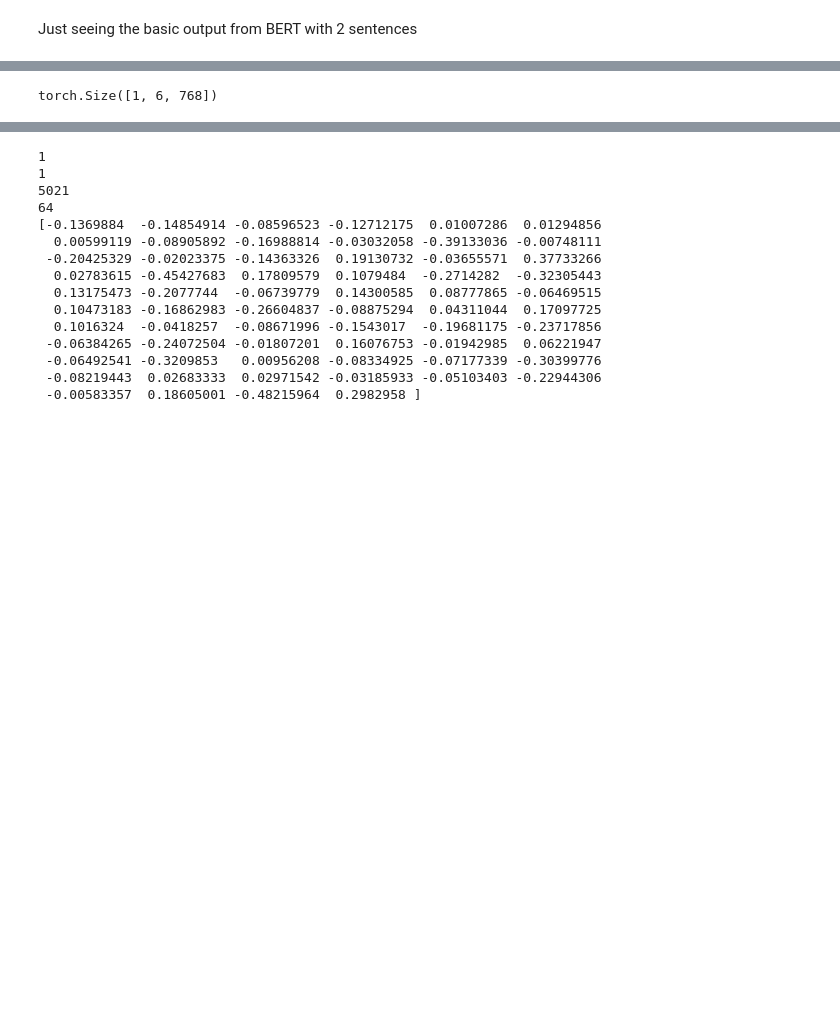
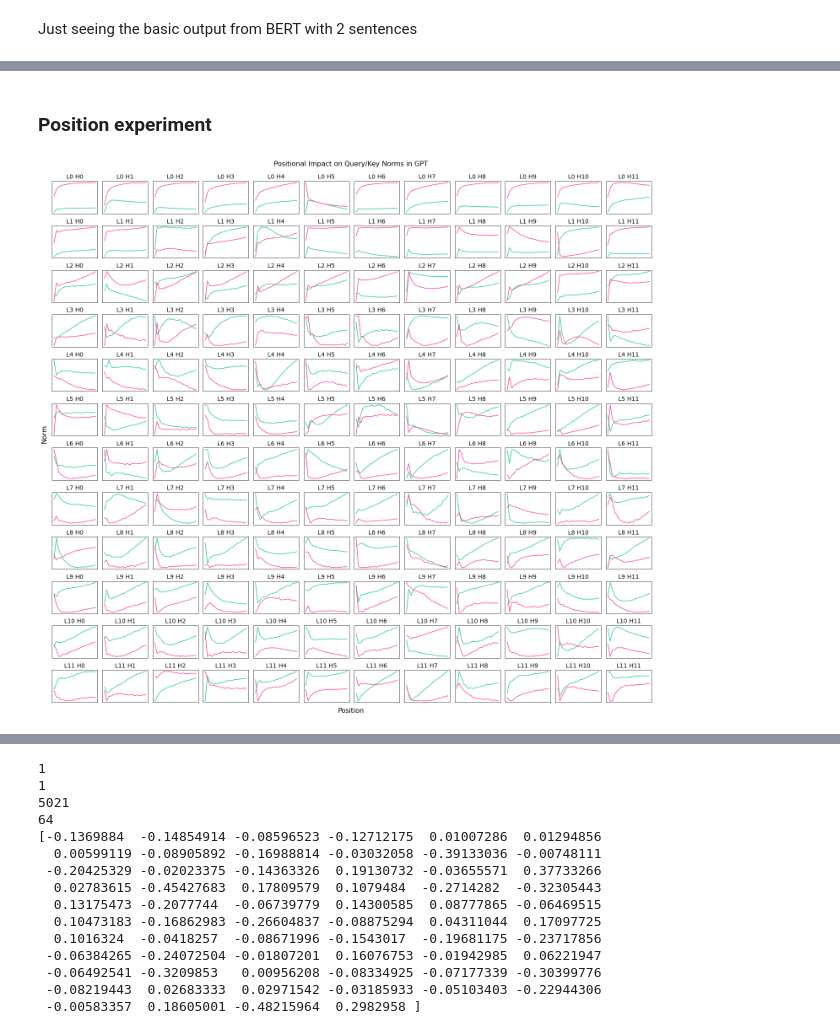
Before and after one commit to catherinesyeh/attention-exploration, a Jupyter notebook: attention.ipynb, the cells around one changed output, grey strips where cells are left out. Cells and saved outputs as stored; diff of their text form; code cells hidden in the pictures; blank space fills up the shorter version.

Commit message:
adding more experiments

```diff
--- a/attention.ipynb
+++ b/attention.ipynb
@@ -97,5 +84,0 @@ Some weights of the model checkpoint at bert-base-uncased were not used when ini
-# %%
-word_embeddings = output[0]
-print(word_embeddings.shape)
-# %% [output]
-torch.Size([1, 6, 768])
@@ -101,0 +96,2 @@ torch.Size([1, 6, 768])
+# %% [markdown]
+### Position experiment
@@ -101,0 +106,46 @@ torch.Size([1, 6, 768])
+# %%
+new_norms_q = {}
+new_norms_k = {}
+
+# initialize list of norms
+for layer in range(12):
+    for head in range(12):
+        new_norms_q[(layer, head)] = [qw_norms[layer * 12 + head]]
+        new_norms_k[(layer, head)] = [kw_norms[layer * 12 + head]]
+
+# compute new norms
+for pos in range(19):
+    for layer in range(12):
+        for head in range(12):
+            q = get_weights(query_weights, layer, head)
+            k = get_weights(key_weights, layer, head)
+
+            q_transformed = unit_vecs[pos] @ q
+            k_transformed = unit_vecs[pos] @ k
+
+            norm_q = norm(q_transformed)
+            norm_k = norm(k_transformed)
+
+            new_norms_q[(layer, head)].append(norm_q)
+            new_norms_k[(layer, head)].append(norm_k)
+# %%
+fig, axs = plt.subplots(12, 12)
+for layer in range(12):
+    for head in range(12):
+        ax = axs[layer, head]
+        ax.plot(new_norms_q[(layer, head)][1:], c='#2bcc91')
+        ax.plot(new_norms_k[(layer, head)][1:], c='#fc47a5')
+        ax.set_title("L{} H{}".format(layer, head), fontsize=14)
+        ax.set_yticklabels([])
+        ax.set_xticklabels([])
+        ax.set_xticks([])
+        ax.set_yticks([])
+
+fig.suptitle('Positional Impact on Query/Key Norms in GPT', fontsize=16, y=1)
+fig.set_size_inches(20, 18)
+fig.tight_layout(pad=0.8)
+fig.text(0.5, -0.01, 'Position', ha='center', fontsize=16)
+fig.text(-0.01, 0.5, 'Norm', va='center', rotation='vertical', fontsize=16)
+plt.show()
+# %% [output]
+[figure, added]
```
Also changed, not shown: parts of 101 cells of this notebook.
